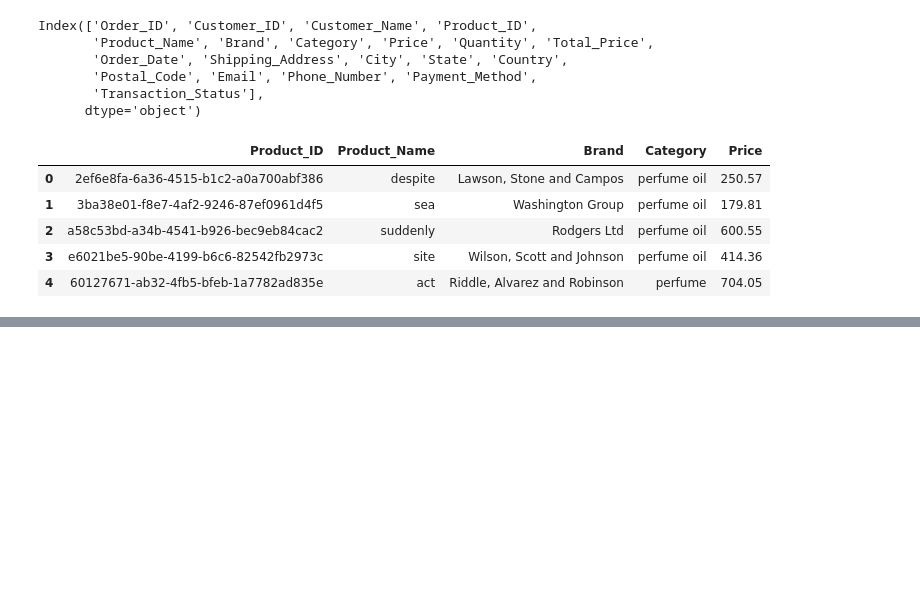
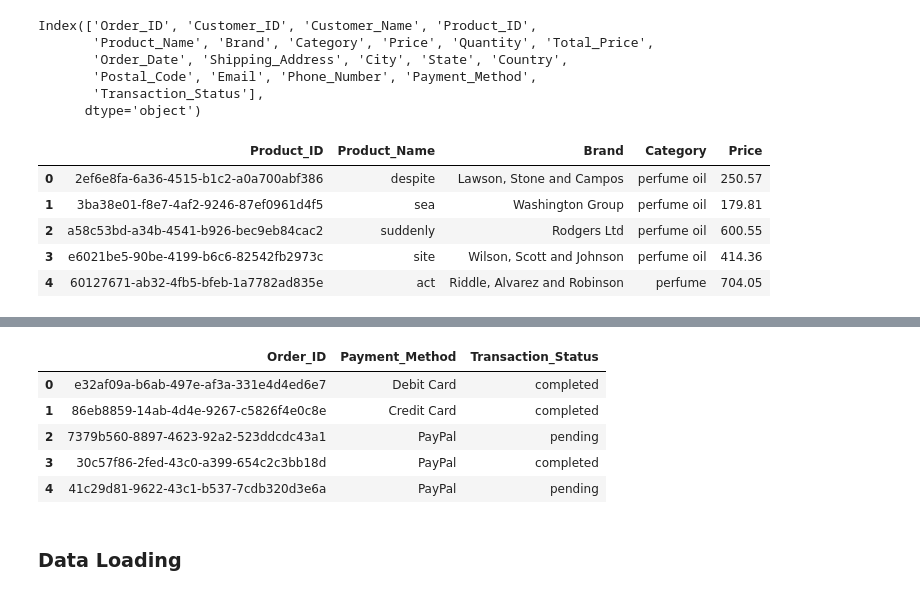
Before and after one commit to Kenneth-hub325/Yanki_ecommerce_case_study, a Jupyter notebook: yanki_etl.ipynb, the cells around one changed output, grey strips where cells are left out. Cells and saved outputs as stored; diff of their text form; code cells hidden in the pictures; blank space fills up the shorter version.

```diff
--- a/yanki_etl.ipynb
+++ b/yanki_etl.ipynb
@@ -154,0 +189,13 @@ shipping_address_df = yanki_df [['Customer_ID','Shipping_Address','City', 'State
+# %%
+# Payment Method
+payment_method_df = yanki_df [['Order_ID','Payment_Method',
+       'Transaction_Status']].copy().drop_duplicates().reset_index(drop=True)
+
+payment_method_df.head()
+# %% [output]
+|  | Order_ID | Payment_Method | Transaction_Status |
+| 0 | e32af09a-b6ab-497e-af3a-331e4d4ed6e7 | Debit Card | completed |
+| 1 | 86eb8859-14ab-4d4e-9267-c5826f4e0c8e | Credit Card | completed |
+| 2 | 7379b560-8897-4623-92a2-523ddcdc43a1 | PayPal | pending |
+| 3 | 30c57f86-2fed-43c0-a399-654c2c3bb18d | PayPal | completed |
+| 4 | 41c29d81-9622-43c1-b537-7cdb320d3e6a | PayPal | pending |
@@ -154,0 +210,2 @@ shipping_address_df = yanki_df [['Customer_ID','Shipping_Address','City', 'State
+# %% [markdown]
+### Data Loading
```
Also changed, not shown: parts of 20 cells of this notebook, 5 other files.
